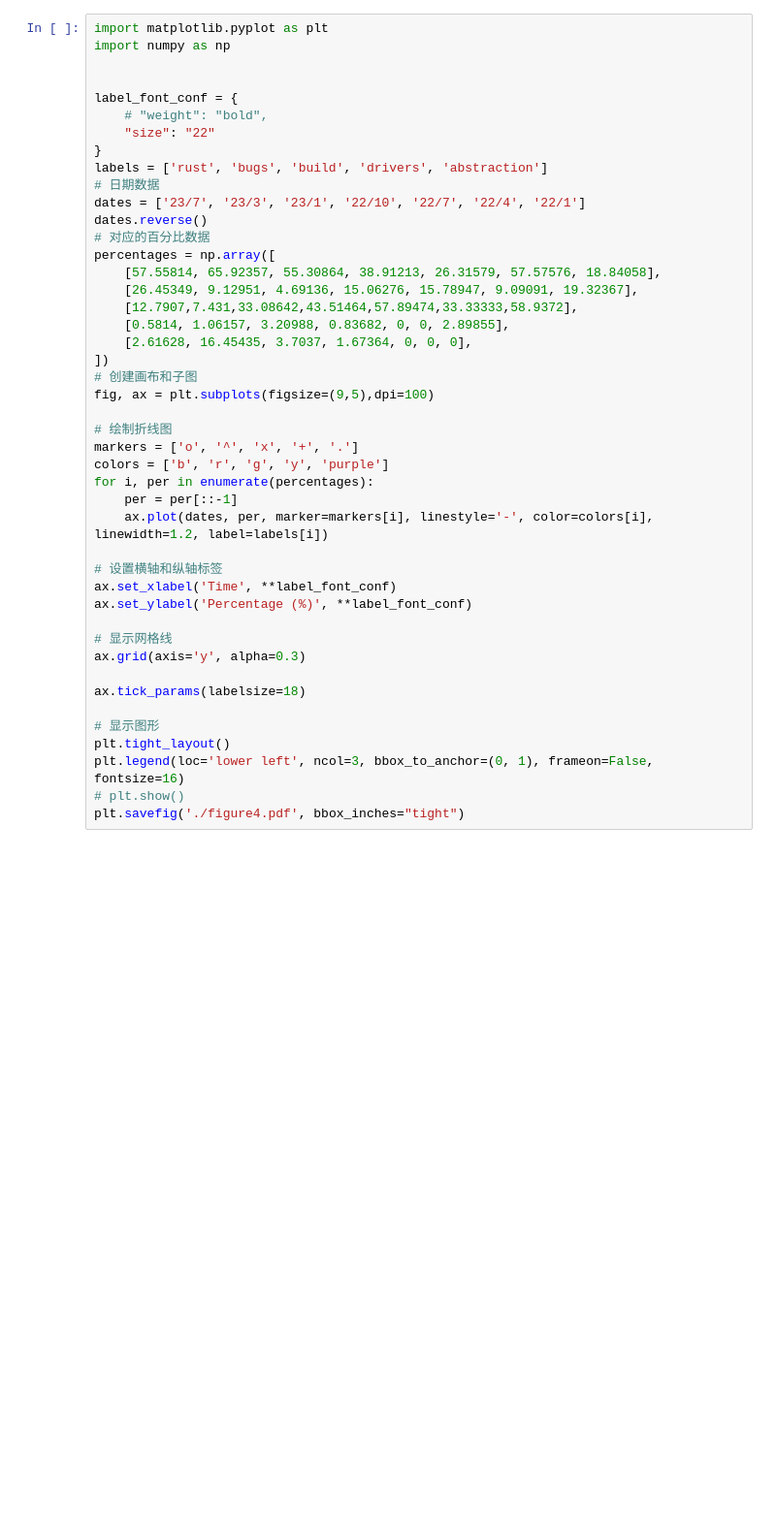
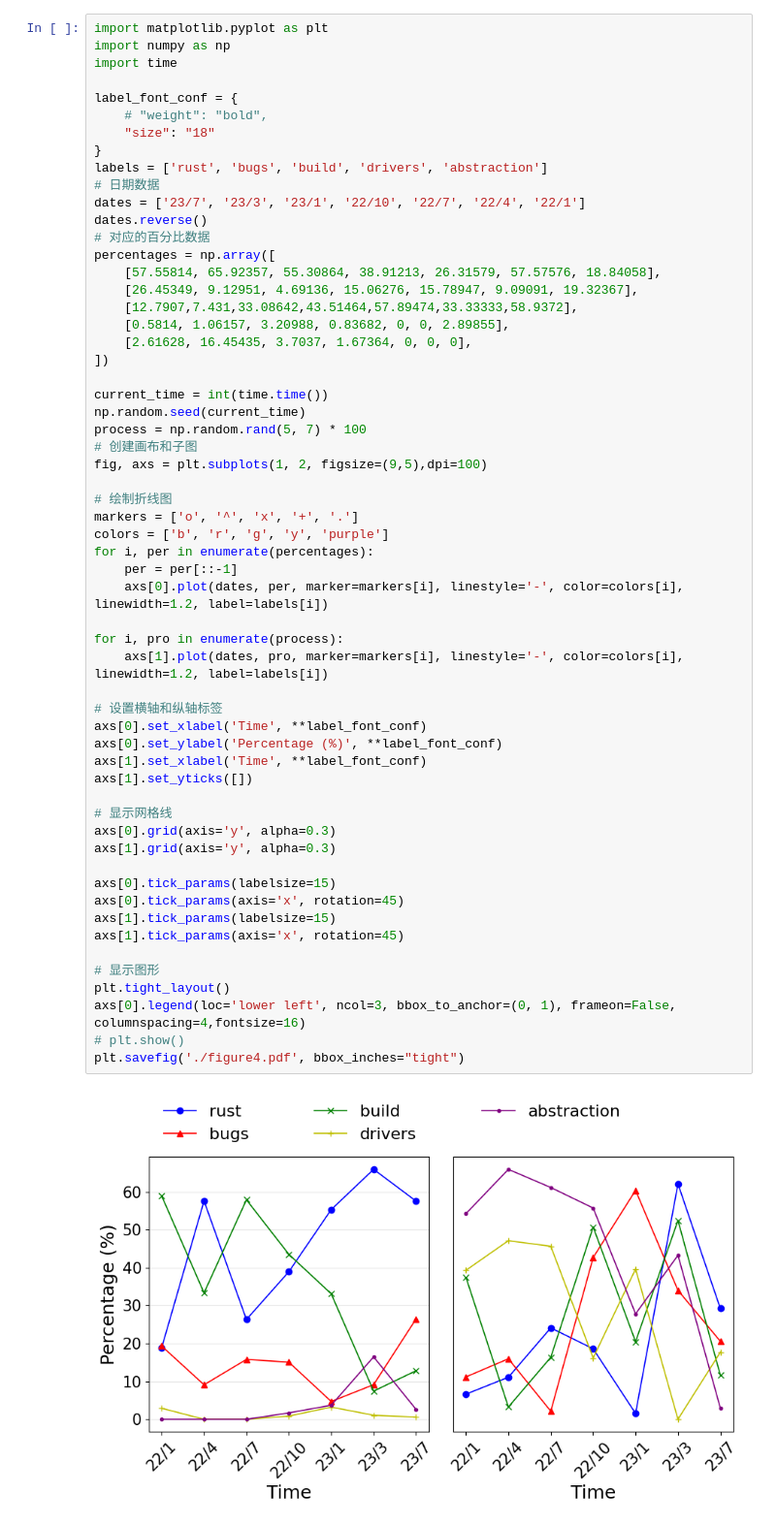
Before and after one commit to Richardhongyu/rfl_empirical_tools, a Jupyter notebook: figures_ppt/figure4.ipynb, the cells around one changed output. Shown: that part at 97% size. Drawn from its saved outputs; the diff is of its cells as text; blank space fills up the shorter version.

```diff
--- a/figures_ppt/figure4.ipynb
+++ b/figures_ppt/figure4.ipynb
@@ -1,45 +1,60 @@
 # %%
 import matplotlib.pyplot as plt
 import numpy as np
-
+import time
 
 label_font_conf = {
     # "weight": "bold",
-    "size": "22"
+    "size": "18"
 }
 labels = ['rust', 'bugs', 'build', 'drivers', 'abstraction']
 # 日期数据
 dates = ['23/7', '23/3', '23/1', '22/10', '22/7', '22/4', '22/1']
 dates.reverse()
 # 对应的百分比数据
 percentages = np.array([
     [57.55814, 65.92357, 55.30864, 38.91213, 26.31579, 57.57576, 18.84058],
     [26.45349, 9.12951, 4.69136, 15.06276, 15.78947, 9.09091, 19.32367],
     [12.7907,7.431,33.08642,43.51464,57.89474,33.33333,58.9372],
     [0.5814, 1.06157, 3.20988, 0.83682, 0, 0, 2.89855],
     [2.61628, 16.45435, 3.7037, 1.67364, 0, 0, 0],
 ])
+
+current_time = int(time.time())
+np.random.seed(current_time)
+process = np.random.rand(5, 7) * 100
 # 创建画布和子图
-fig, ax = plt.subplots(figsize=(9,5),dpi=100)
+fig, axs = plt.subplots(1, 2, figsize=(9,5),dpi=100)
 
 # 绘制折线图
 markers = ['o', '^', 'x', '+', '.']
 colors = ['b', 'r', 'g', 'y', 'purple']
 for i, per in enumerate(percentages):
     per = per[::-1]
-    ax.plot(dates, per, marker=markers[i], linestyle='-', color=colors[i], linewidth=1.2, label=labels[i])
+    axs[0].plot(dates, per, marker=markers[i], linestyle='-', color=colors[i], linewidth=1.2, label=labels[i])
+
+for i, pro in enumerate(process):
+    axs[1].plot(dates, pro, marker=markers[i], linestyle='-', color=colors[i], linewidth=1.2, label=labels[i])
 
 # 设置横轴和纵轴标签
-ax.set_xlabel('Time', **label_font_conf)
-ax.set_ylabel('Percentage (%)', **label_font_conf)
+axs[0].set_xlabel('Time', **label_font_conf)
+axs[0].set_ylabel('Percentage (%)', **label_font_conf)
+axs[1].set_xlabel('Time', **label_font_conf)
+axs[1].set_yticks([])
 
 # 显示网格线
-ax.grid(axis='y', alpha=0.3)
+axs[0].grid(axis='y', alpha=0.3)
+axs[1].grid(axis='y', alpha=0.3)
 
-ax.tick_params(labelsize=18)
+axs[0].tick_params(labelsize=15)
+axs[0].tick_params(axis='x', rotation=45)
+axs[1].tick_params(labelsize=15)
+axs[1].tick_params(axis='x', rotation=45)
 
 # 显示图形
 plt.tight_layout()
-plt.legend(loc='lower left', ncol=3, bbox_to_anchor=(0, 1), frameon=False, fontsize=16)
+axs[0].legend(loc='lower left', ncol=3, bbox_to_anchor=(0, 1), frameon=False, columnspacing=4,fontsize=16)
 # plt.show()
 plt.savefig('./figure4.pdf', bbox_inches="tight")
+# %% [output]
+[figure, added]
```
Also changed, not shown: 1 other file.
